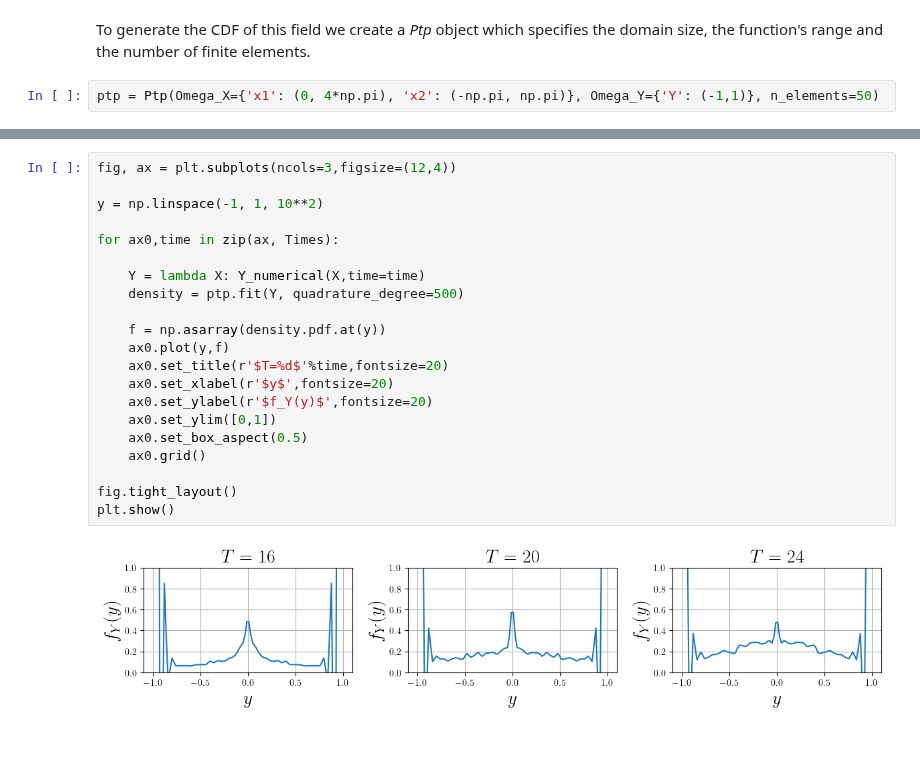
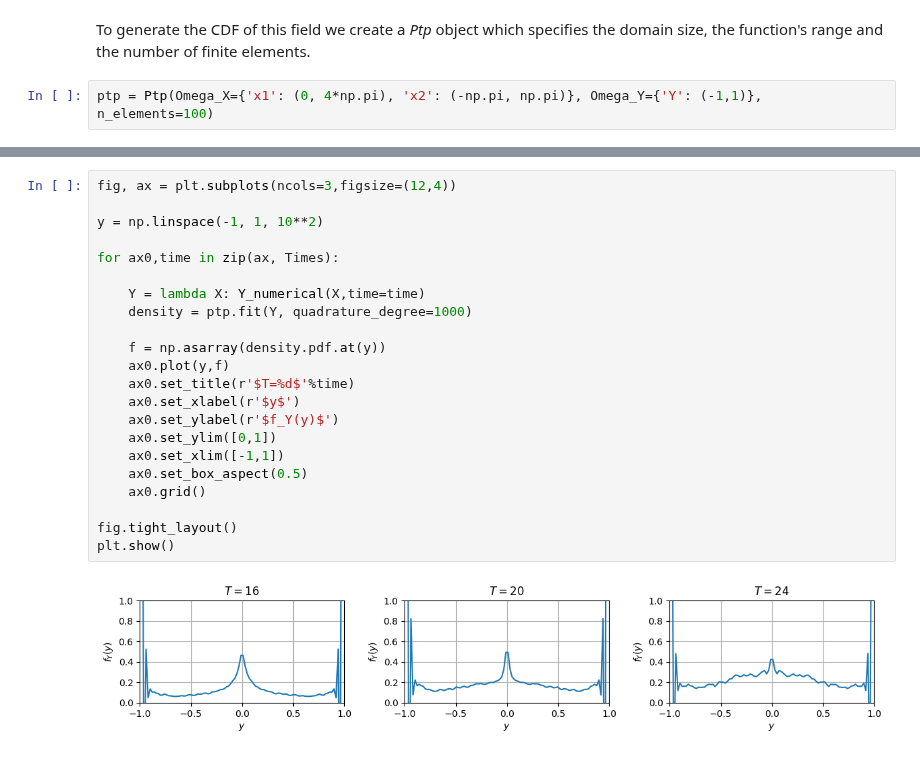
Before and after one commit to D-stratify/Numdf, a Jupyter notebook: notebooks/example_notebooks/Example_2_numerical_functions.ipynb, the cells around one changed output, grey strips where cells are left out. Cells and saved outputs as stored; diff of their text form.

```diff
--- a/notebooks/example_notebooks/Example_2_numerical_functions.ipynb
+++ b/notebooks/example_notebooks/Example_2_numerical_functions.ipynb
@@ -196,5 +193,5 @@ plt.show()
 # %% [markdown]
 To generate the CDF of this field we create a *Ptp* object which specifies the domain size, the function's range and the number of finite elements.
 # %%
-ptp = Ptp(Omega_X={'x1': (0, 4*np.pi), 'x2': (-np.pi, np.pi)}, Omega_Y={'Y': (-1,1)}, n_elements=50)
+ptp = Ptp(Omega_X={'x1': (0, 4*np.pi), 'x2': (-np.pi, np.pi)}, Omega_Y={'Y': (-1,1)}, n_elements=100)
 # %% [markdown]
@@ -227,23 +226,24 @@ plt.show()
 # %%
 fig, ax = plt.subplots(ncols=3,figsize=(12,4))
 
 y = np.linspace(-1, 1, 10**2)
 
 for ax0,time in zip(ax, Times):
 
     Y = lambda X: Y_numerical(X,time=time)
-    density = ptp.fit(Y, quadrature_degree=500)
+    density = ptp.fit(Y, quadrature_degree=1000)
 
     f = np.asarray(density.pdf.at(y))
     ax0.plot(y,f)
-    ax0.set_title(r'$T=%d$'%time,fontsize=20)
-    ax0.set_xlabel(r'$y$',fontsize=20)
-    ax0.set_ylabel(r'$f_Y(y)$',fontsize=20)
+    ax0.set_title(r'$T=%d$'%time)
+    ax0.set_xlabel(r'$y$')
+    ax0.set_ylabel(r'$f_Y(y)$')
     ax0.set_ylim([0,1])
+    ax0.set_xlim([-1,1])
     ax0.set_box_aspect(0.5)
     ax0.grid()
 
 fig.tight_layout()
 plt.show()
 # %% [output]
-[figure, old version]
+[figure, new version]
```
Also changed, not shown: parts of 7 cells of this notebook, 10 other files.
